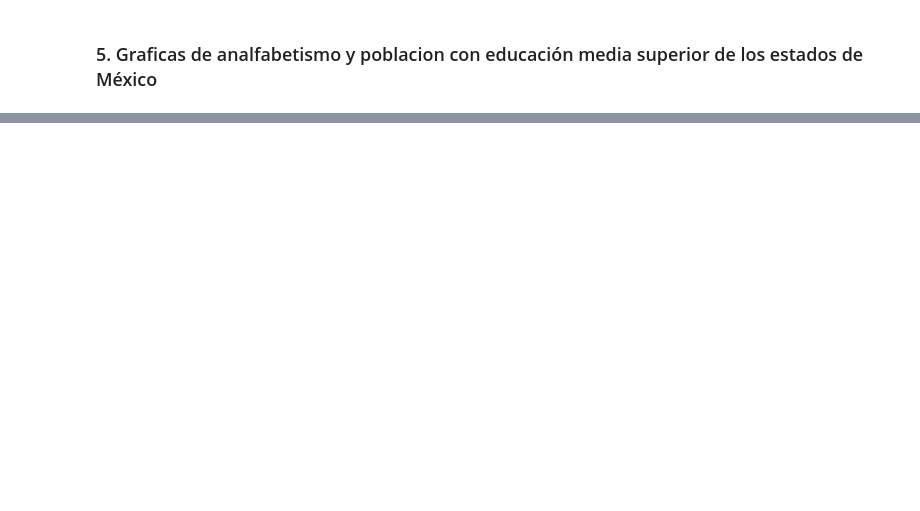
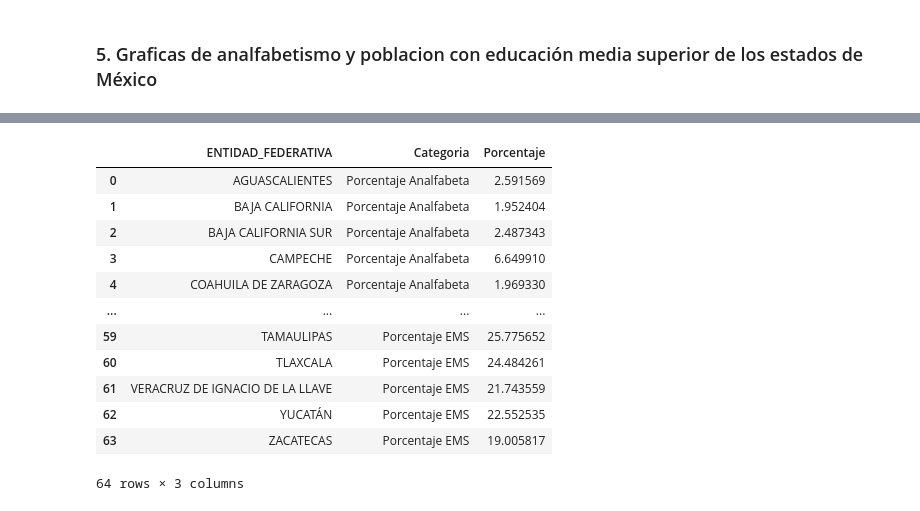
Before and after one commit to EscamillaJuan/CienciaDeDatos, a Jupyter notebook: Proyecto INEGI/CD_14_INEGI_colab.ipynb, the cells around one changed output, grey strips where cells are left out. Cells and saved outputs as stored; diff of their text form; code cells hidden in the pictures; blank space fills up the shorter version.

```diff
--- a/Proyecto INEGI/CD_14_INEGI_colab.ipynb
+++ b/Proyecto INEGI/CD_14_INEGI_colab.ipynb
@@ -337,0 +369,23 @@ df_ems
+# %%
+#Agrego el porcentaje de analfabetas al DataFrame
+df_ems['Porcentaje Analfabeta'] = porcentaje_an
+df_ems['Porcentaje Analfabeta'] = pd.to_numeric(df_ems['Porcentaje Analfabeta'])
+#Me quedo con las columnas que me interesa
+df_filtrado=df_ems[['ENTIDAD_FEDERATIVA','Porcentaje Analfabeta','Porcentaje EMS']]
+df = pd.melt(df_filtrado, id_vars='ENTIDAD_FEDERATIVA',
+            var_name='Categoria', value_name='Porcentaje')
+df
+# %% [output]
+|  | ENTIDAD_FEDERATIVA | Categoria | Porcentaje |
+| 0 | AGUASCALIENTES | Porcentaje Analfabeta | 2.591569 |
+| 1 | BAJA CALIFORNIA | Porcentaje Analfabeta | 1.952404 |
+| 2 | BAJA CALIFORNIA SUR | Porcentaje Analfabeta | 2.487343 |
+| 3 | CAMPECHE | Porcentaje Analfabeta | 6.649910 |
+| 4 | COAHUILA DE ZARAGOZA | Porcentaje Analfabeta | 1.969330 |
+| ... | ... | ... | ... |
+| 59 | TAMAULIPAS | Porcentaje EMS | 25.775652 |
+| 60 | TLAXCALA | Porcentaje EMS | 24.484261 |
+| 61 | VERACRUZ DE IGNACIO DE LA LLAVE | Porcentaje EMS | 21.743559 |
+| 62 | YUCATÁN | Porcentaje EMS | 22.552535 |
+| 63 | ZACATECAS | Porcentaje EMS | 19.005817 |
+64 rows × 3 columns
```
Also changed, not shown: parts of 6 cells of this notebook.
